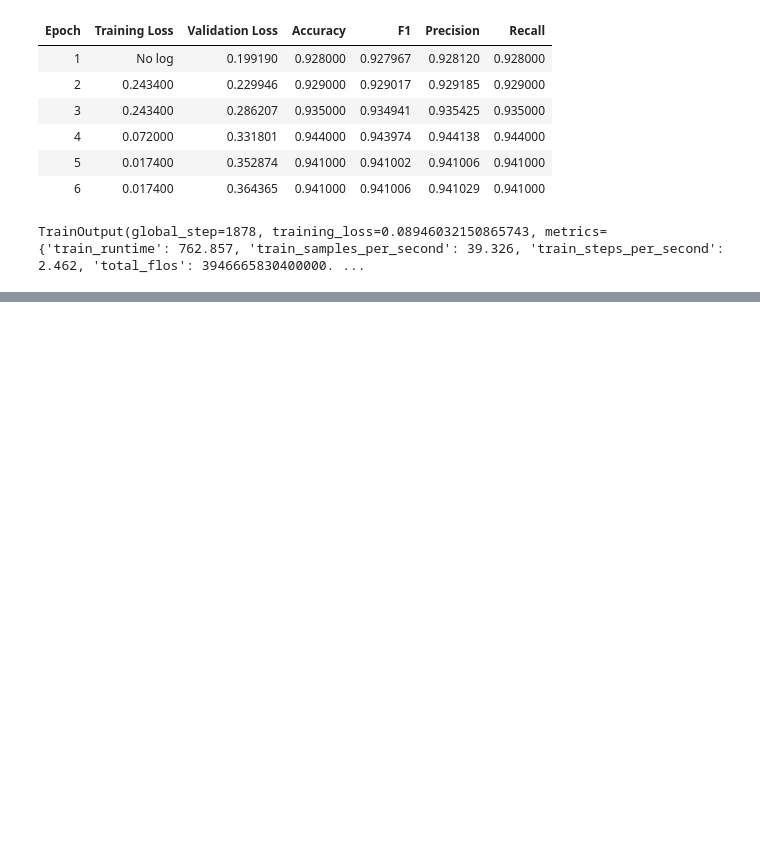
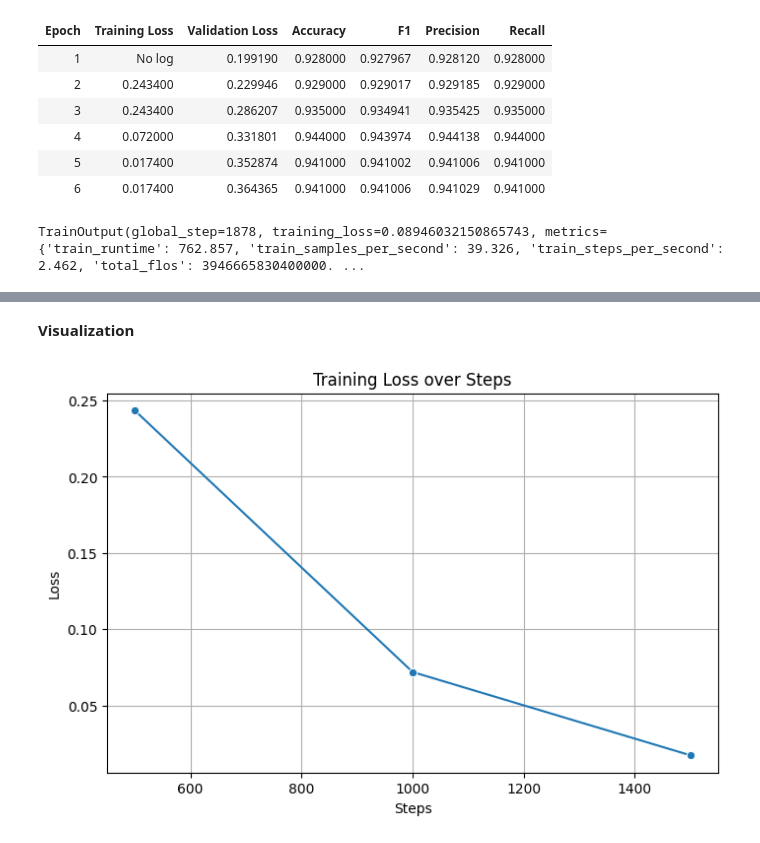
Before and after one commit to Dina116/DistilBert, a Jupyter notebook: Training.ipynb, the cells around one changed output, grey strips where cells are left out. Saved outputs shown, nothing was run; the diff lists cells and outputs as text; code cells hidden in the pictures; blank space fills up the shorter version.

```diff
--- a/Training.ipynb
+++ b/Training.ipynb
@@ -216,0 +267,20 @@ TrainOutput(global_step=1878, training_loss=0.08946032150865743, metrics={'train
+# %% [markdown]
+**Visualization**
+# %%
+history = trainer.state.log_history
+
+logs_df = pd.DataFrame(trainer.state.log_history)
+logs_df.head()
+
+# Filter loss values only
+train_loss_df = logs_df.dropna(subset=['loss'])
+
+plt.figure(figsize=(8, 5))
+sns.lineplot(x='step', y='loss', data=train_loss_df, marker="o")
+plt.title("Training Loss over Steps")
+plt.xlabel("Steps")
+plt.ylabel("Loss")
+plt.grid(True)
+plt.show()
+# %% [output]
+[figure, added]
```
Also changed, not shown: parts of 15 cells of this notebook.
